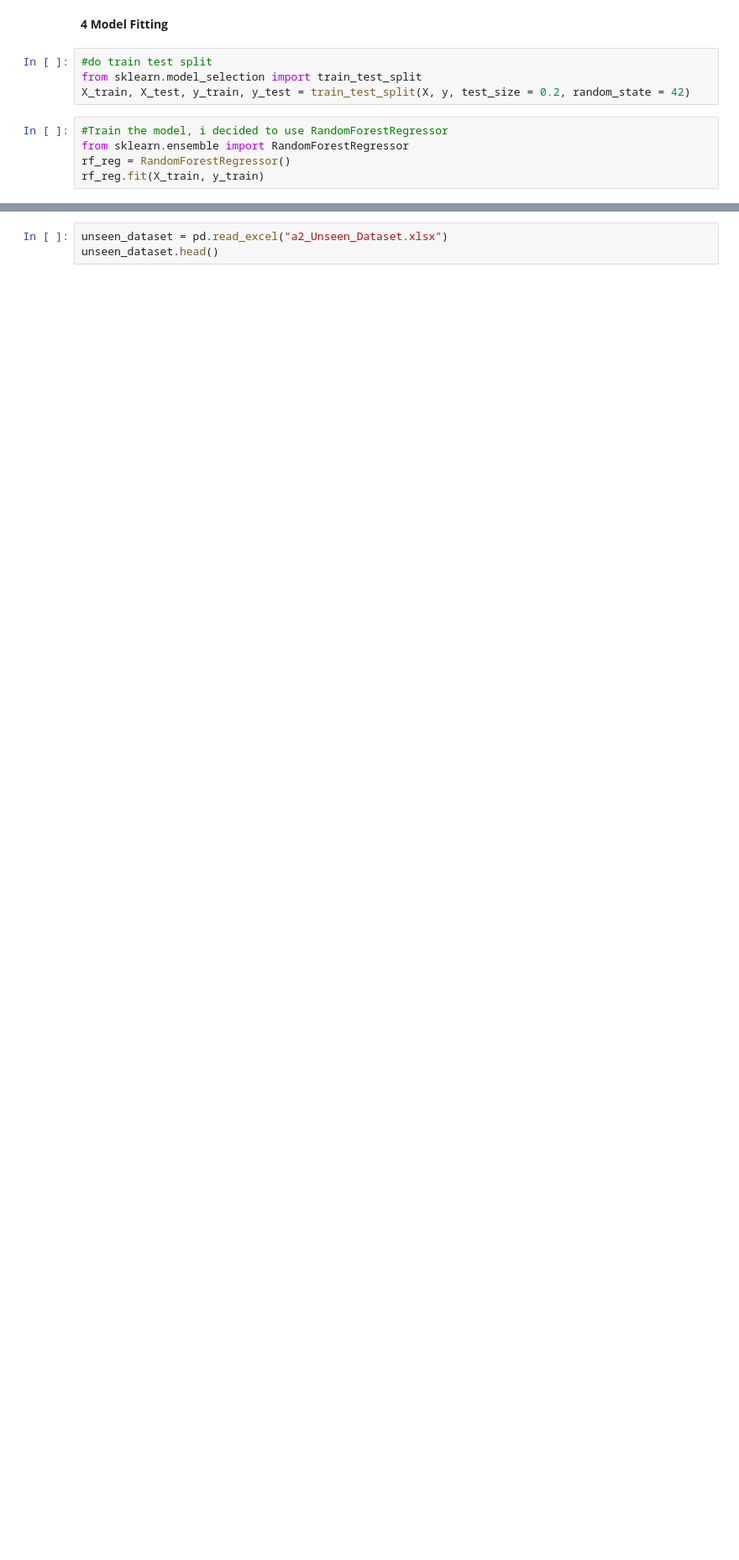
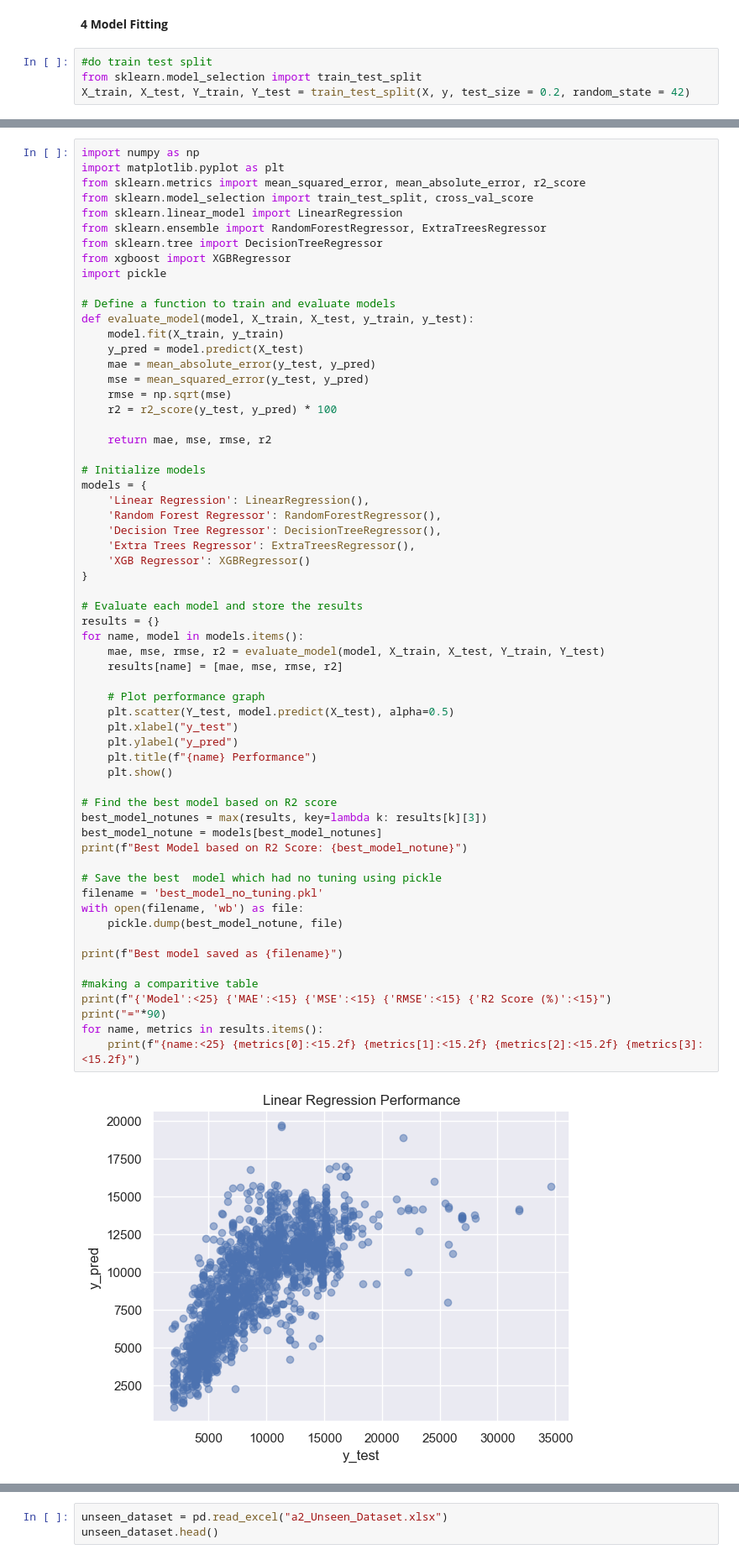
Before and after one commit to DiazOnFire/Predictive-modeling-of-Airfare, a Jupyter notebook: fare_prediction.ipynb, the cells around one changed output, grey strips where cells are left out. Shown: that part at 84% size. Cells and saved outputs as stored; diff of their text form; blank space fills up the shorter version.

```diff
--- a/fare_prediction.ipynb
+++ b/fare_prediction.ipynb
@@ -483,9 +483,4 @@ X.head()
 # %%
 #do train test split
 from sklearn.model_selection import train_test_split
-X_train, X_test, y_train, y_test = train_test_split(X, y, test_size = 0.2, random_state = 42)
+X_train, X_test, Y_train, Y_test = train_test_split(X, y, test_size = 0.2, random_state = 42)
-# %%
-#Train the model, i decided to use RandomForestRegressor
-from sklearn.ensemble import RandomForestRegressor
-rf_reg = RandomForestRegressor()
-rf_reg.fit(X_train, y_train)
@@ -501,0 +496,63 @@ Model Performance on Test Set: 81.83
+# %%
+import numpy as np
+import matplotlib.pyplot as plt
+from sklearn.metrics import mean_squared_error, mean_absolute_error, r2_score
+from sklearn.model_selection import train_test_split, cross_val_score
+from sklearn.linear_model import LinearRegression
+from sklearn.ensemble import RandomForestRegressor, ExtraTreesRegressor
+from sklearn.tree import DecisionTreeRegressor
+from xgboost import XGBRegressor
+import pickle
+
+# Define a function to train and evaluate models
+def evaluate_model(model, X_train, X_test, y_train, y_test):
+    model.fit(X_train, y_train)
+    y_pred = model.predict(X_test)
+    mae = mean_absolute_error(y_test, y_pred)
+    mse = mean_squared_error(y_test, y_pred)
+    rmse = np.sqrt(mse)
+    r2 = r2_score(y_test, y_pred) * 100
+
+    return mae, mse, rmse, r2
+
+# Initialize models
+models = {
+    'Linear Regression': LinearRegression(),
+    'Random Forest Regressor': RandomForestRegressor(),
+    'Decision Tree Regressor': DecisionTreeRegressor(),
+    'Extra Trees Regressor': ExtraTreesRegressor(),
+    'XGB Regressor': XGBRegressor()
+}
+
+# Evaluate each model and store the results
+results = {}
+for name, model in models.items():
+    mae, mse, rmse, r2 = evaluate_model(model, X_train, X_test, Y_train, Y_test)
+    results[name] = [mae, mse, rmse, r2]
+
+    # Plot performance graph
+    plt.scatter(Y_test, model.predict(X_test), alpha=0.5)
+    plt.xlabel("y_test")
+    plt.ylabel("y_pred")
+    plt.title(f"{name} Performance")
+    plt.show()
+
+# Find the best model based on R2 score
+best_model_notunes = max(results, key=lambda k: results[k][3])
+best_model_notune = models[best_model_notunes]
+print(f"Best Model based on R2 Score: {best_model_notune}")
+
+# Save the best  model which had no tuning using pickle
+filename = 'best_model_no_tuning.pkl'
+with open(filename, 'wb') as file:
+    pickle.dump(best_model_notune, file)
+
+print(f"Best model saved as {filename}")
+
+#making a comparitive table
+print(f"{'Model':<25} {'MAE':<15} {'MSE':<15} {'RMSE':<15} {'R2 Score (%)':<15}")
+print("="*90)
+for name, metrics in results.items():
+    print(f"{name:<25} {metrics[0]:<15.2f} {metrics[1]:<15.2f} {metrics[2]:<15.2f} {metrics[3]:<15.2f}")
+# %% [output]
+[figure, added]
```
Also changed, not shown: parts of 24 cells of this notebook, 6 other files.
